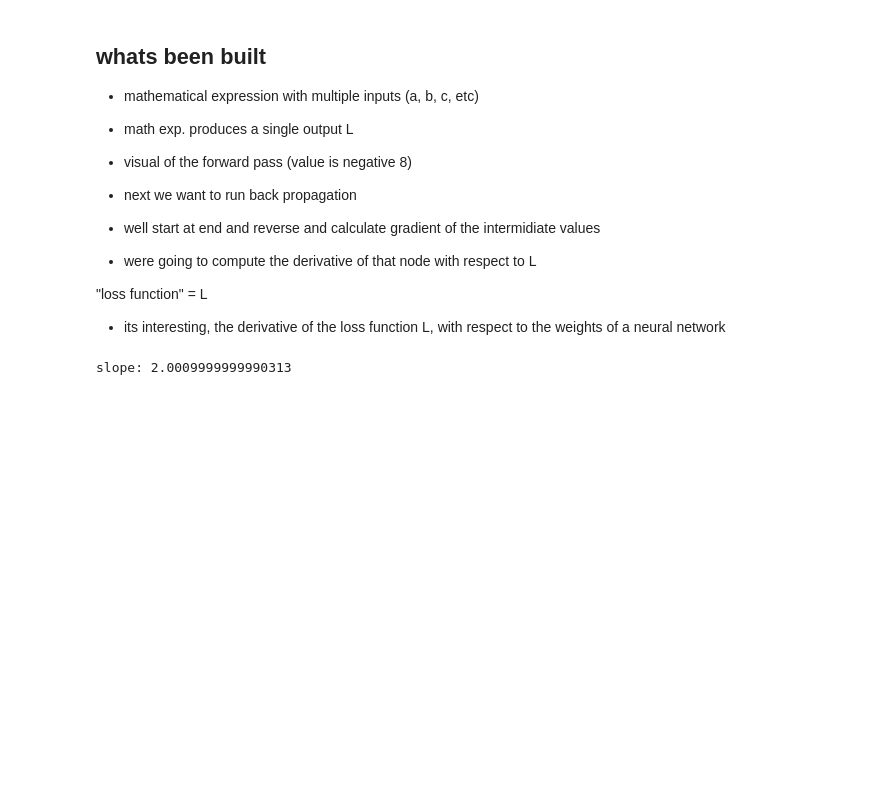
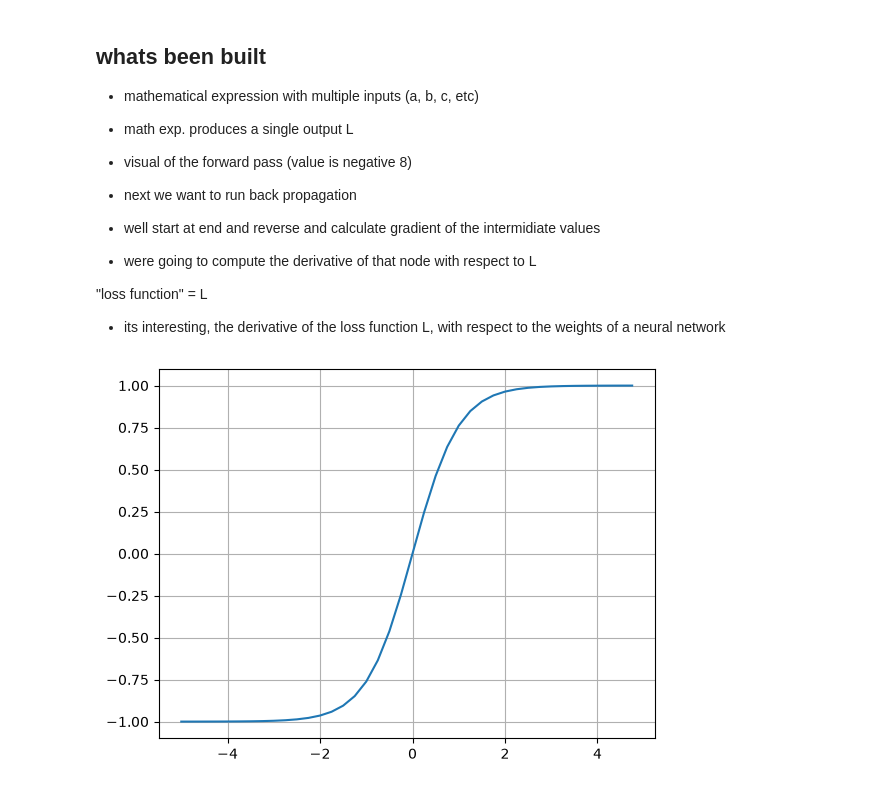
Before and after one commit to emihiggins/micrograd, a Jupyter notebook: micrograd_from_scratch_yay.ipynb, the cells around one changed output. Saved outputs shown, nothing was run; the diff lists cells and outputs as text; code cells hidden in the pictures; blank space fills up the shorter version.

```diff
--- a/micrograd_from_scratch_yay.ipynb
+++ b/micrograd_from_scratch_yay.ipynb
@@ -234,4 +219,5 @@ def lol():
-# %%
-lol();
-# %% [output]
-slope: 2.0009999999990313
+# %%
+plt.plot(np.arange(-5, 5, 0.25), np.tanh(np.arange(-5, 5, 0.25)))
+plt.grid()
+# %% [output]
+[figure, added]
```
Also changed, not shown: parts of 14 cells of this notebook.
